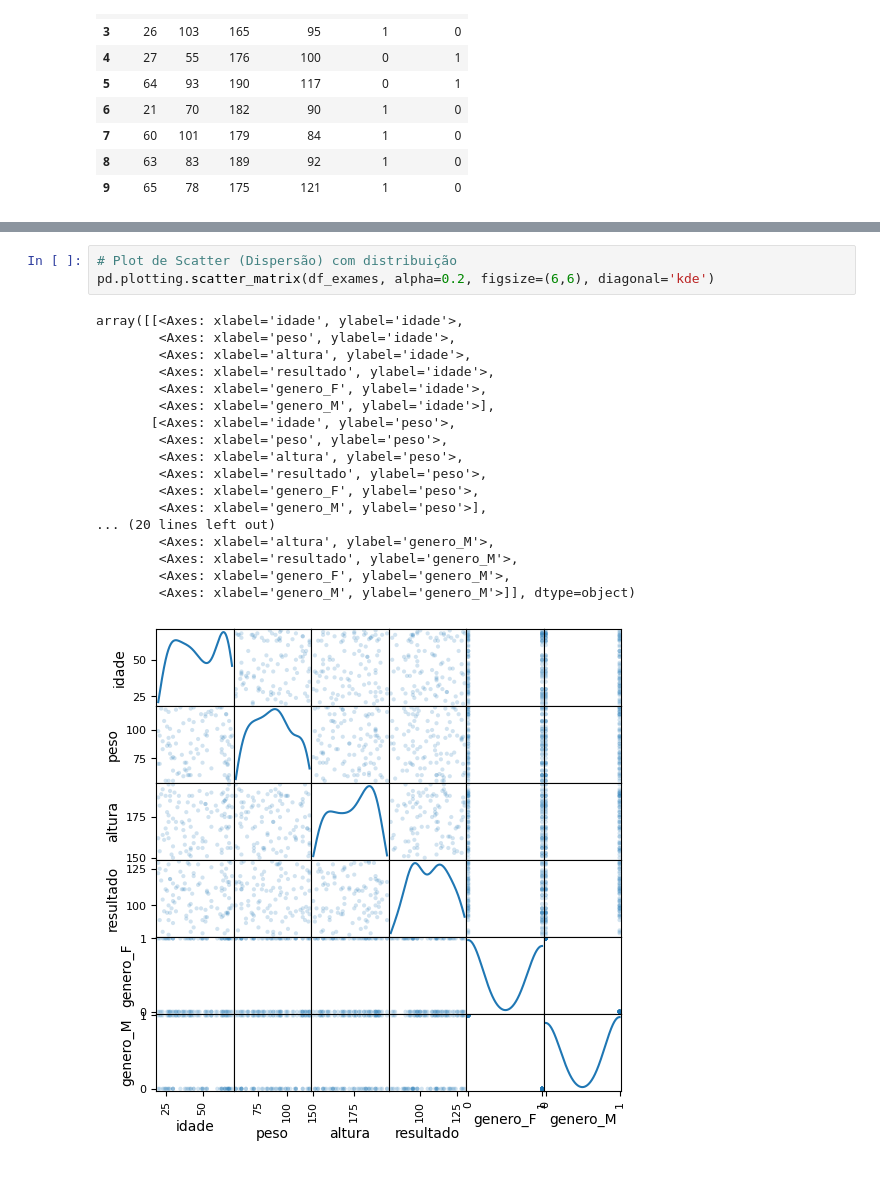
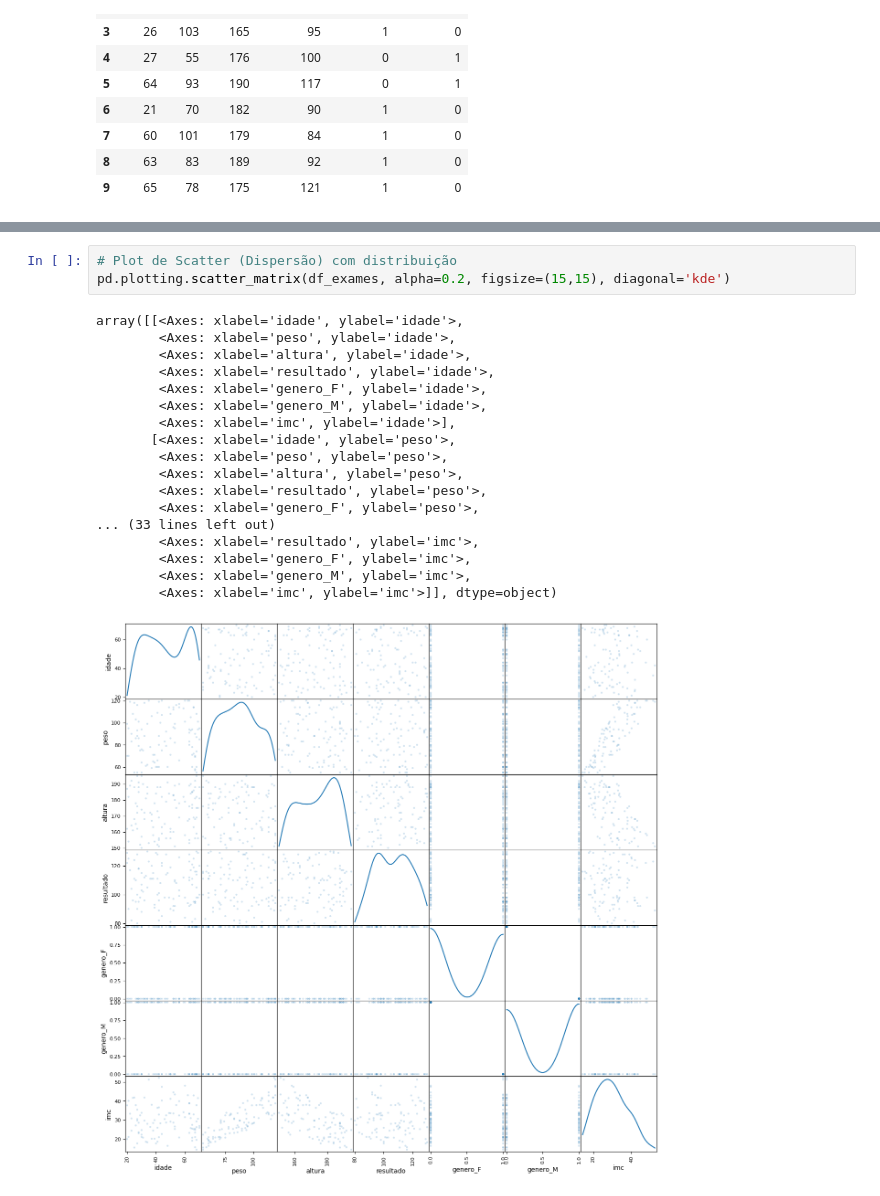
Before and after one commit to felipesanderp/scikit-learn-python-ia, a Jupyter notebook: modelo_diabetes.ipynb, the cells around one changed output, grey strips where cells are left out. Drawn from its saved outputs; the diff is of its cells as text.

```diff
--- a/modelo_diabetes.ipynb
+++ b/modelo_diabetes.ipynb
@@ -76,24 +76,24 @@ sns.heatmap(df_exames.corr()[['resultado']].sort_values(by='resultado', ascendin
 # %%
 # Plot de Scatter (Dispersão) com distribuição
-pd.plotting.scatter_matrix(df_exames, alpha=0.2, figsize=(6,6), diagonal='kde')
+pd.plotting.scatter_matrix(df_exames, alpha=0.2, figsize=(15,15), diagonal='kde')
 # %% [output]
 array([[<Axes: xlabel='idade', ylabel='idade'>,
         <Axes: xlabel='peso', ylabel='idade'>,
         <Axes: xlabel='altura', ylabel='idade'>,
         <Axes: xlabel='resultado', ylabel='idade'>,
         <Axes: xlabel='genero_F', ylabel='idade'>,
-        <Axes: xlabel='genero_M', ylabel='idade'>],
+        <Axes: xlabel='genero_M', ylabel='idade'>,
+        <Axes: xlabel='imc', ylabel='idade'>],
        [<Axes: xlabel='idade', ylabel='peso'>,
         <Axes: xlabel='peso', ylabel='peso'>,
         <Axes: xlabel='altura', ylabel='peso'>,
         <Axes: xlabel='resultado', ylabel='peso'>,
         <Axes: xlabel='genero_F', ylabel='peso'>,
-        <Axes: xlabel='genero_M', ylabel='peso'>],
-... (20 lines left out)
-        <Axes: xlabel='altura', ylabel='genero_M'>,
-        <Axes: xlabel='resultado', ylabel='genero_M'>,
-        <Axes: xlabel='genero_F', ylabel='genero_M'>,
-        <Axes: xlabel='genero_M', ylabel='genero_M'>]], dtype=object)
+... (33 lines left out)
+        <Axes: xlabel='resultado', ylabel='imc'>,
+        <Axes: xlabel='genero_F', ylabel='imc'>,
+        <Axes: xlabel='genero_M', ylabel='imc'>,
+        <Axes: xlabel='imc', ylabel='imc'>]], dtype=object)
-[figure, old version]
+[figure, new version]
 # %%
 # Histograma de todas as variáveis
```
Also changed, not shown: parts of 6 cells of this notebook.
